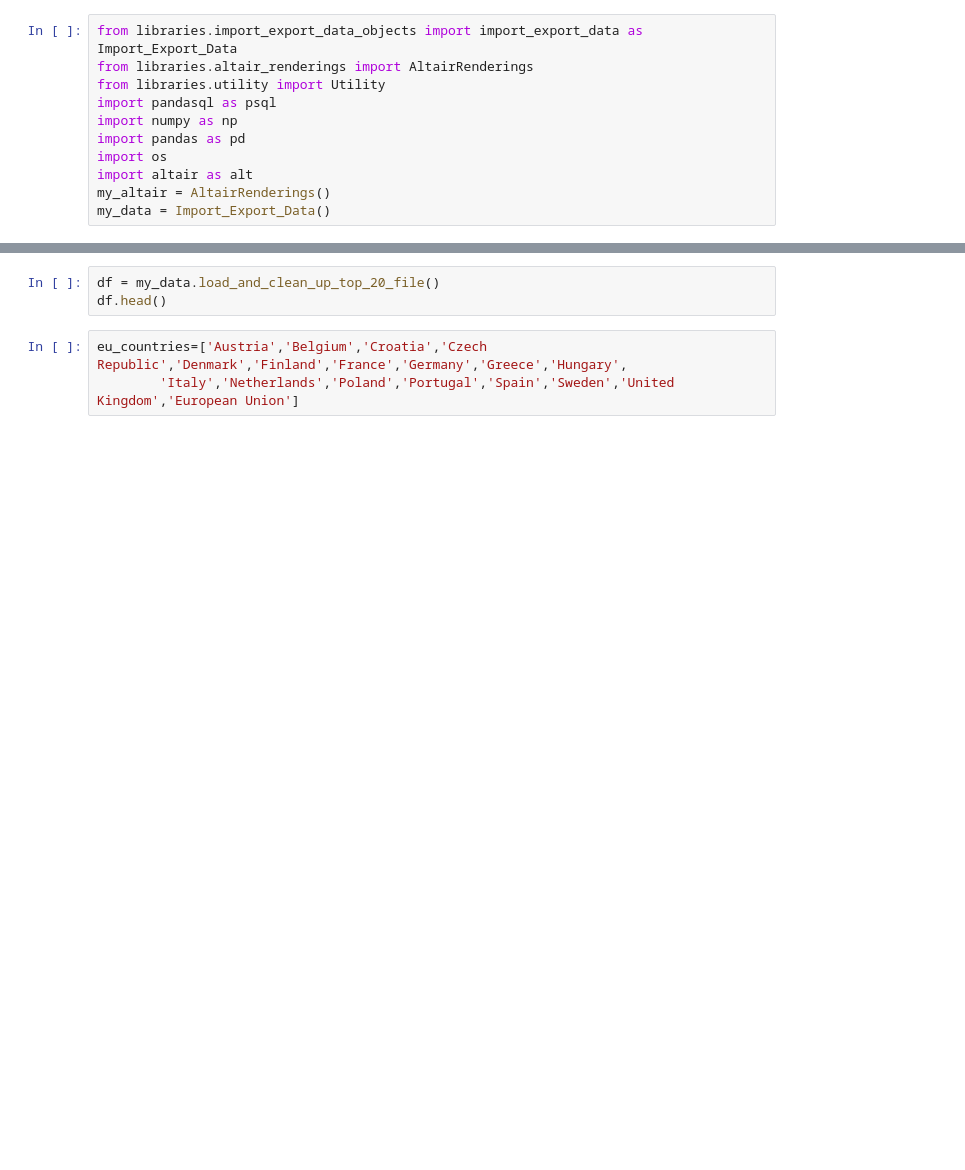
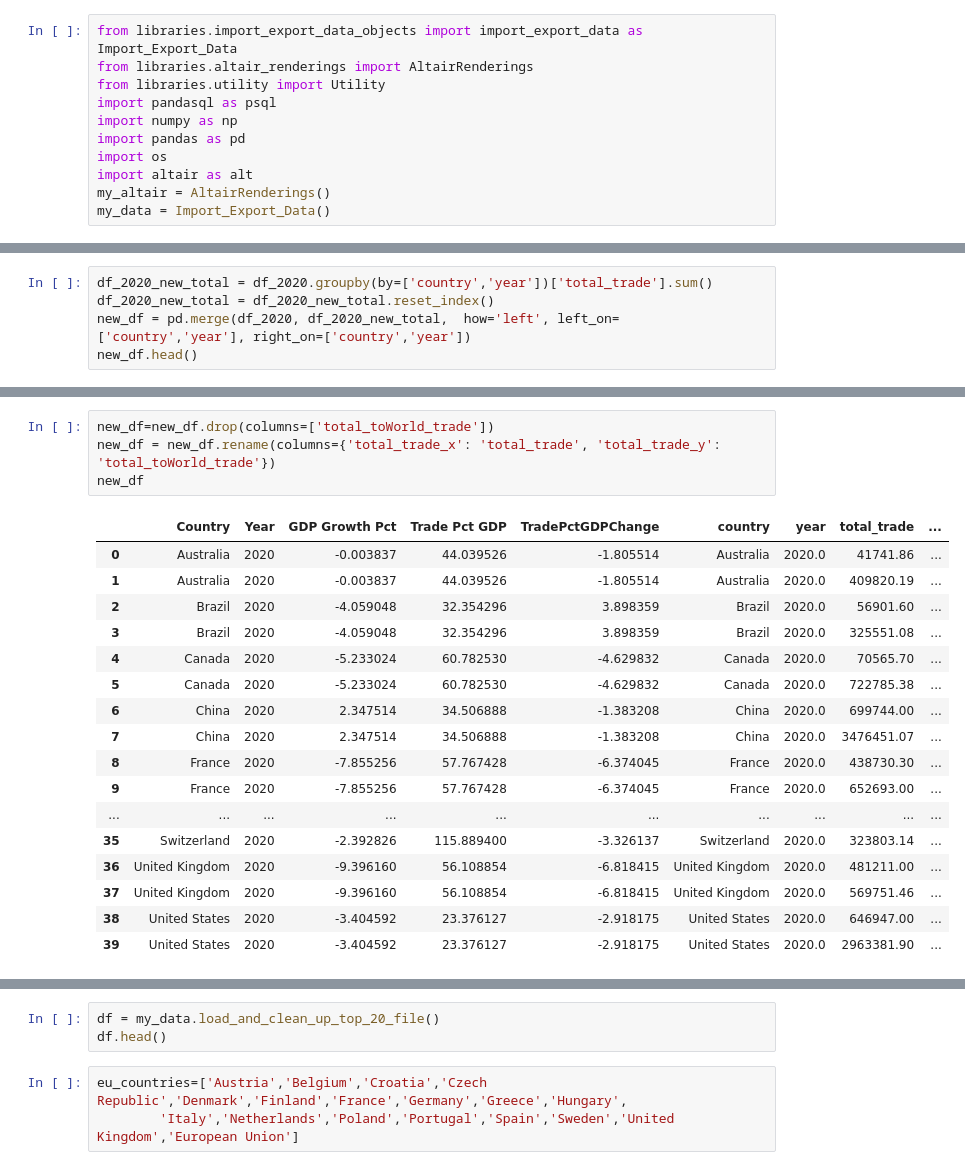
Before and after one commit to tuneman7/w209_spring_2022_thu_4_pm_team_4_web, a Jupyter notebook: eu_analysis_fz.ipynb, the cells around one changed output, grey strips where cells are left out. Cells and saved outputs as stored; diff of their text form; blank space fills up the shorter version.

```diff
--- a/eu_analysis_fz.ipynb
+++ b/eu_analysis_fz.ipynb
@@ -19,0 +49,5 @@ my_altair.get_eu_versus_noneu_trading_chart()
+# %%
+df_2020_new_total = df_2020.groupby(by=['country','year'])['total_trade'].sum()
+df_2020_new_total = df_2020_new_total.reset_index()
+new_df = pd.merge(df_2020, df_2020_new_total,  how='left', left_on=['country','year'], right_on=['country','year'])
+new_df.head()
@@ -19,0 +61,22 @@ my_altair.get_eu_versus_noneu_trading_chart()
+# %%
+new_df=new_df.drop(columns=['total_toWorld_trade'])
+new_df = new_df.rename(columns={'total_trade_x': 'total_trade', 'total_trade_y': 'total_toWorld_trade'})
+new_df
+# %% [output]
+|  | Country | Year | GDP Growth Pct | Trade Pct GDP | TradePctGDPChange | country | year | total_trade | ... |
+| 0 | Australia | 2020 | -0.003837 | 44.039526 | -1.805514 | Australia | 2020.0 | 41741.86 | ... |
+| 1 | Australia | 2020 | -0.003837 | 44.039526 | -1.805514 | Australia | 2020.0 | 409820.19 | ... |
+| 2 | Brazil | 2020 | -4.059048 | 32.354296 | 3.898359 | Brazil | 2020.0 | 56901.60 | ... |
+| 3 | Brazil | 2020 | -4.059048 | 32.354296 | 3.898359 | Brazil | 2020.0 | 325551.08 | ... |
+| 4 | Canada | 2020 | -5.233024 | 60.782530 | -4.629832 | Canada | 2020.0 | 70565.70 | ... |
+| 5 | Canada | 2020 | -5.233024 | 60.782530 | -4.629832 | Canada | 2020.0 | 722785.38 | ... |
+| 6 | China | 2020 | 2.347514 | 34.506888 | -1.383208 | China | 2020.0 | 699744.00 | ... |
+| 7 | China | 2020 | 2.347514 | 34.506888 | -1.383208 | China | 2020.0 | 3476451.07 | ... |
+| 8 | France | 2020 | -7.855256 | 57.767428 | -6.374045 | France | 2020.0 | 438730.30 | ... |
+| 9 | France | 2020 | -7.855256 | 57.767428 | -6.374045 | France | 2020.0 | 652693.00 | ... |
+| ... | ... | ... | ... | ... | ... | ... | ... | ... | ... |
+| 35 | Switzerland | 2020 | -2.392826 | 115.889400 | -3.326137 | Switzerland | 2020.0 | 323803.14 | ... |
+| 36 | United Kingdom | 2020 | -9.396160 | 56.108854 | -6.818415 | United Kingdom | 2020.0 | 481211.00 | ... |
+| 37 | United Kingdom | 2020 | -9.396160 | 56.108854 | -6.818415 | United Kingdom | 2020.0 | 569751.46 | ... |
+| 38 | United States | 2020 | -3.404592 | 23.376127 | -2.918175 | United States | 2020.0 | 646947.00 | ... |
+| 39 | United States | 2020 | -3.404592 | 23.376127 | -2.918175 | United States | 2020.0 | 2963381.90 | ... |
```
Also changed, not shown: parts of 12 cells of this notebook, 2 other files.
